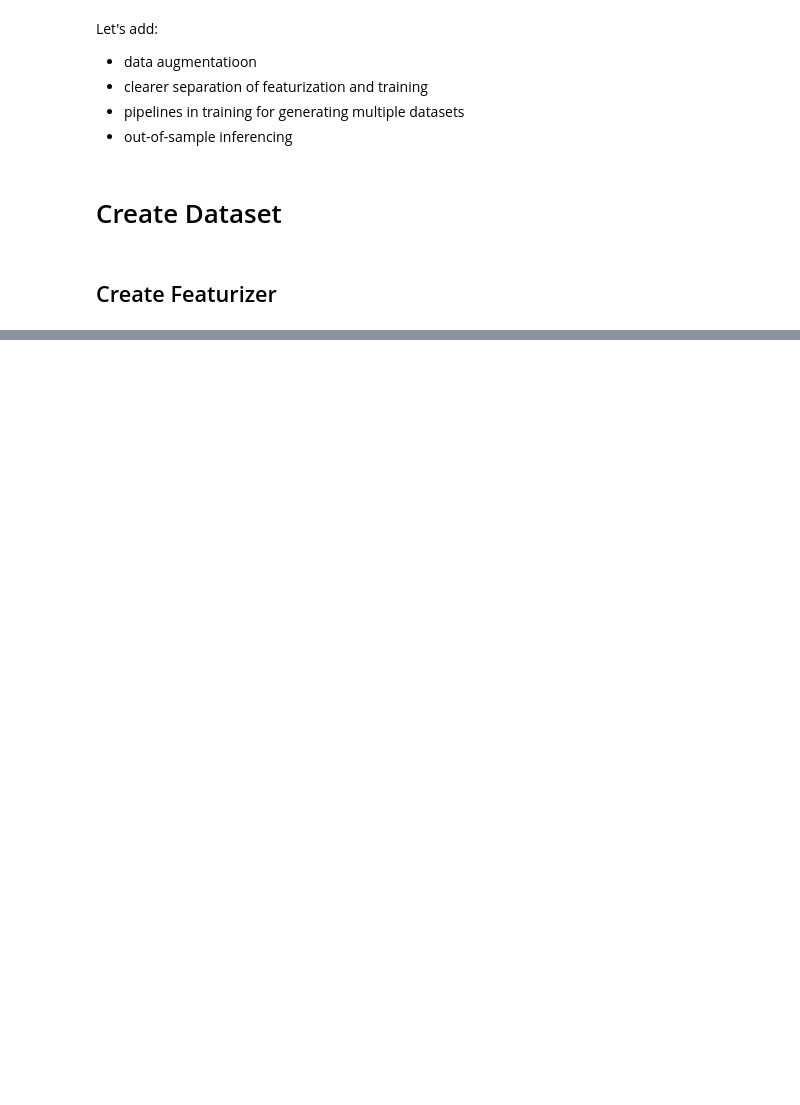
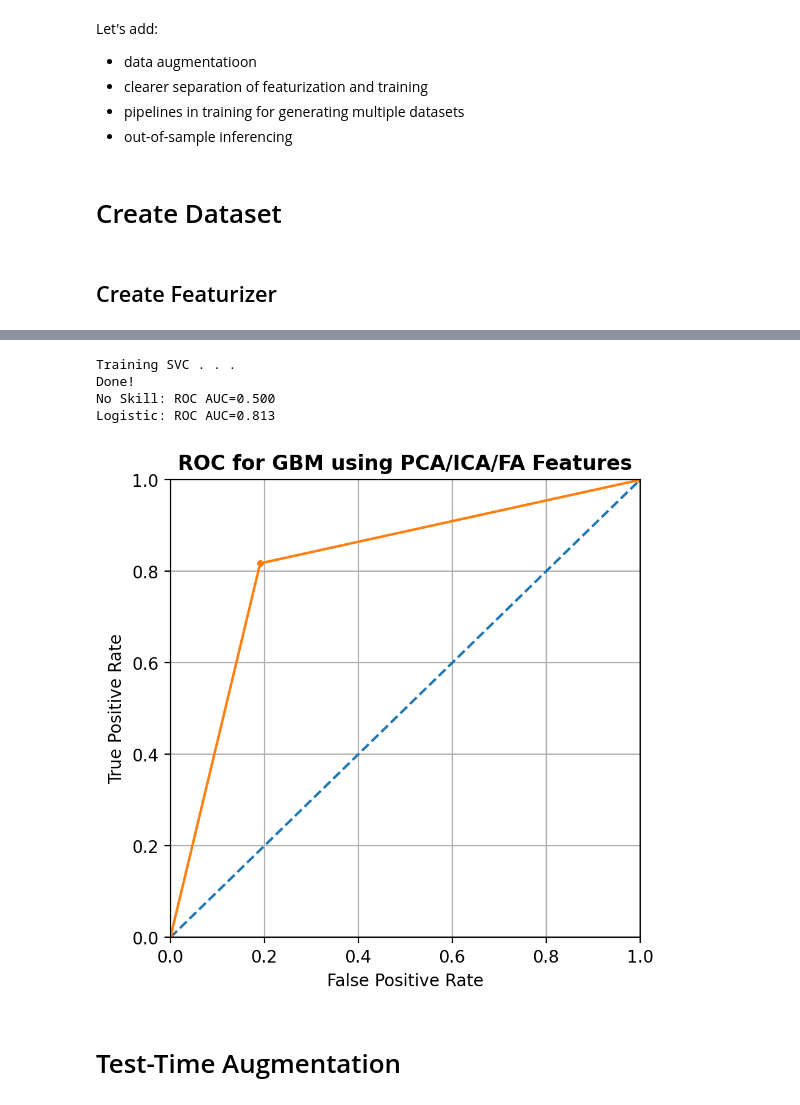
Before and after one commit to HealthHackAu2020/CryoFilter, a Jupyter notebook: features/MultiData.ipynb, the cells around one changed output, grey strips where cells are left out. Saved outputs shown, nothing was run; the diff lists cells and outputs as text; code cells hidden in the pictures; blank space fills up the shorter version.

```diff
--- a/features/MultiData.ipynb
+++ b/features/MultiData.ipynb
@@ -686,0 +754,2 @@ cv2.pyrDown(data['good'][0]).shape
+# %%
+augmenter = DataAugmenter(RandomRotation(), 3)
@@ -686,0 +831,12 @@ cv2.pyrDown(data['good'][0]).shape
+# %%
+S = SVCModel_PreTTS(C_train, C_test, TTS.y_train, TTS.y_test, x_labels=L_train)
+S.train()
+S.plotROC()
+# %% [output]
+Training SVC . . .
+Done!
+No Skill: ROC AUC=0.500
+Logistic: ROC AUC=0.813
+[figure, added]
+# %% [markdown]
+# Test-Time Augmentation
```
Also changed, not shown: parts of 28 cells of this notebook.
